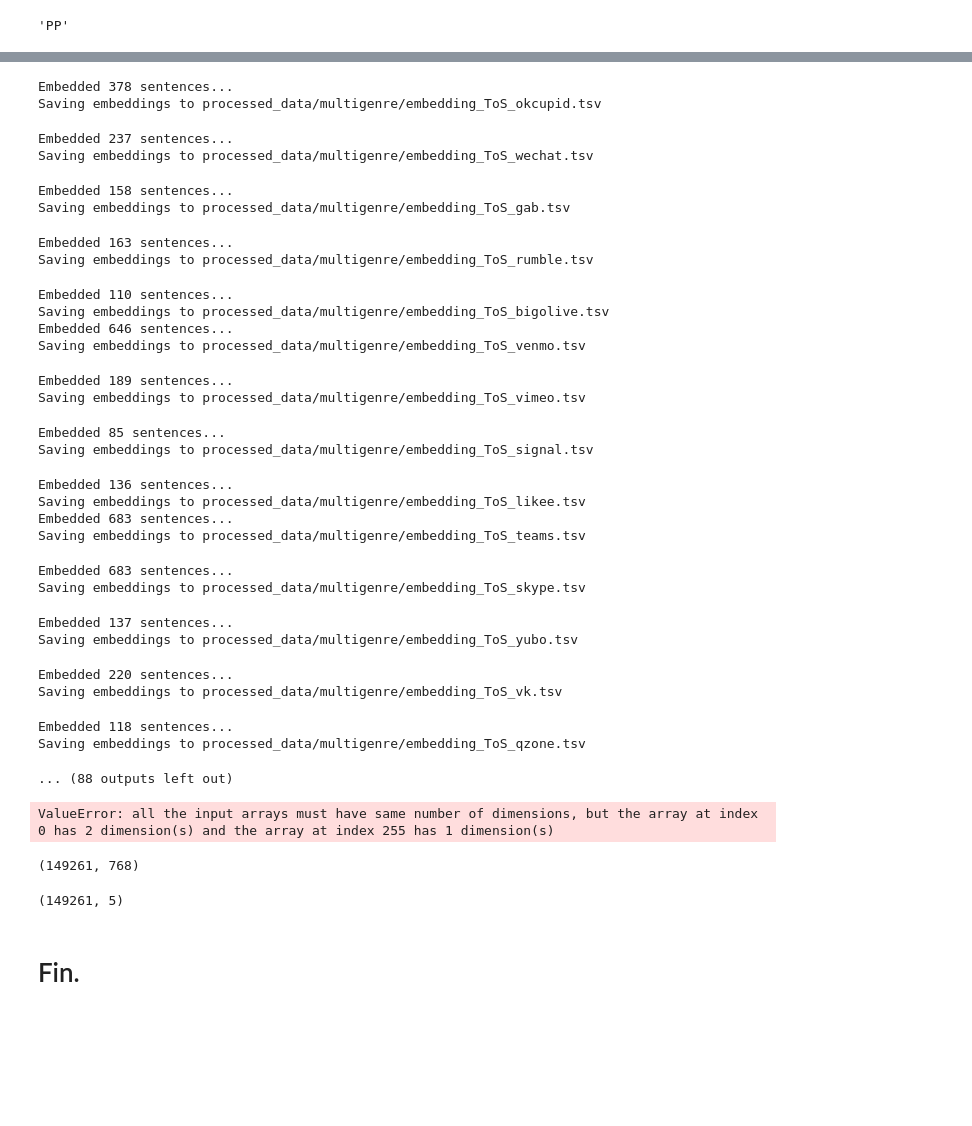
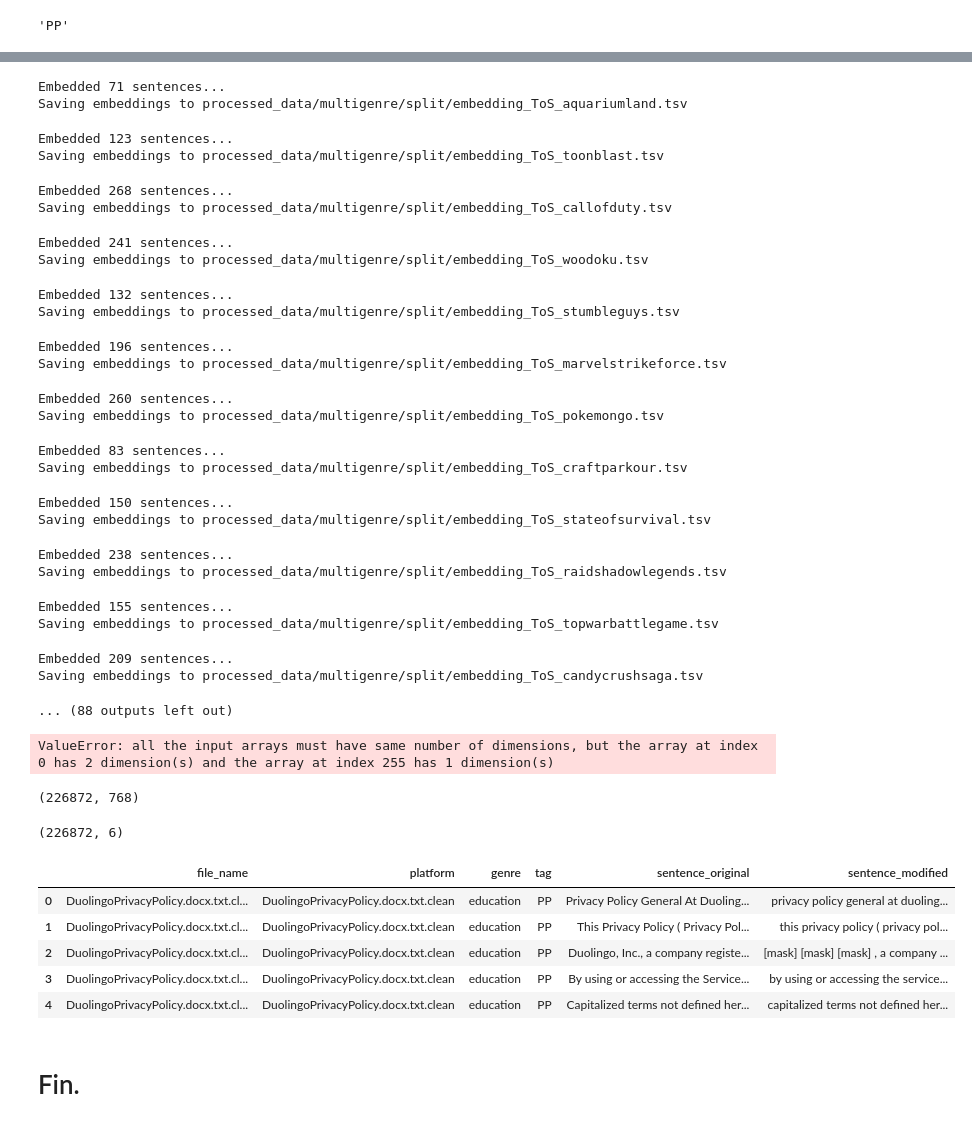
Before and after one commit to kasparvonbeelen/contracts, a Jupyter notebook: process_data.ipynb, the cells around one changed output, grey strips where cells are left out. Cells and saved outputs as stored; diff of their text form; code cells hidden in the pictures; blank space fills up the shorter version.

```diff
--- a/process_data.ipynb
+++ b/process_data.ipynb
@@ -69,5 +69,5 @@ True
 # %%
-out_path = Path('processed_data/multigenre')
+out_path = Path('processed_data/multigenre/split')
 out_path.mkdir(exist_ok=True)
 
 for f in tqdm(txt_paths):
@@ -86,13 +86,13 @@ for f in tqdm(txt_paths):
     for sentence  in doc.sents:
         if len(str(sentence)) < 10: continue
 
-        sentence = replace_named_entities(sentence) # remove named entities
-        sentence = sentence.lower().replace(platform.lower(),'[mask]') # make double sure the platform name is masked
-        sentence = remove_urls(sentence) # remove urls
-        metadata.append([f.stem,platform,genre,tag,sentence])
-        embeddings.append(model.encode("clustering:  " + sentence))
+        sentence_modified = replace_named_entities(sentence) # remove named entities
+        sentence_modified = sentence_modified.lower().replace(platform.lower(),'[mask]') # make double sure the platform name is masked
+        sentence_modified = remove_urls(sentence_modified) # remove urls
+        metadata.append([f.stem,platform,genre,tag,sentence,sentence_modified])
+        embeddings.append(model.encode("clustering:  " + sentence_modified))
 
-    df = pd.DataFrame(metadata, columns=['file_name','platform','genre','tag','sentence'])
+    df = pd.DataFrame(metadata, columns=['file_name','platform','genre','tag','sentence_original','sentence_modified'])
     print(f'Embedded {len(df)} sentences...')
     print(f'Saving embeddings to', out_path /f'embedding_{tag}_{platform}.tsv')
     # Save embeddings and metadata to disk
@@ -100,34 +100,30 @@ for f in tqdm(txt_paths):
     df.to_csv(out_path / f'metadata_{tag}_{platform}.tsv', index=False, sep='\t')
     np.savetxt(out_path /f'embedding_{tag}_{platform}.tsv',embeddings,delimiter='\t')
 # %% [output]
-Embedded 378 sentences...
-Saving embeddings to processed_data/multigenre/embedding_ToS_okcupid.tsv
+Embedded 71 sentences...
+Saving embeddings to processed_data/multigenre/split/embedding_ToS_aquariumland.tsv
-Embedded 237 sentences...
-Saving embeddings to processed_data/multigenre/embedding_ToS_wechat.tsv
+Embedded 123 sentences...
+Saving embeddings to processed_data/multigenre/split/embedding_ToS_toonblast.tsv
-Embedded 158 sentences...
-Saving embeddings to processed_data/multigenre/embedding_ToS_gab.tsv
+Embedded 268 sentences...
+Saving embeddings to processed_data/multigenre/split/embedding_ToS_callofduty.tsv
-Embedded 163 sentences...
-Saving embeddings to processed_data/multigenre/embedding_ToS_rumble.tsv
+Embedded 241 sentences...
+Saving embeddings to processed_data/multigenre/split/embedding_ToS_woodoku.tsv
-Embedded 110 sentences...
-Saving embeddings to processed_data/multigenre/embedding_ToS_bigolive.tsv
-Embedded 646 sentences...
-Saving embeddings to processed_data/multigenre/embedding_ToS_venmo.tsv
+Embedded 132 sentences...
+Saving embeddings to processed_data/multigenre/split/embedding_ToS_stumbleguys.tsv
-Embedded 189 sentences...
-Saving embeddings to processed_data/multigenre/embedding_ToS_vimeo.tsv
+Embedded 196 sentences...
+Saving embeddings to processed_data/multigenre/split/embedding_ToS_marvelstrikeforce.tsv
-Embedded 85 sentences...
-Saving embeddings to processed_data/multigenre/embedding_ToS_signal.tsv
+Embedded 260 sentences...
+Saving embeddings to processed_data/multigenre/split/embedding_ToS_pokemongo.tsv
-Embedded 136 sentences...
-Saving embeddings to processed_data/multigenre/embedding_ToS_likee.tsv
-Embedded 683 sentences...
-Saving embeddings to processed_data/multigenre/embedding_ToS_teams.tsv
+Embedded 83 sentences...
+Saving embeddings to processed_data/multigenre/split/embedding_ToS_craftparkour.tsv
-Embedded 683 sentences...
-Saving embeddings to processed_data/multigenre/embedding_ToS_skype.tsv
+Embedded 150 sentences...
+Saving embeddings to processed_data/multigenre/split/embedding_ToS_stateofsurvival.tsv
-Embedded 137 sentences...
-Saving embeddings to processed_data/multigenre/embedding_ToS_yubo.tsv
+Embedded 238 sentences...
+Saving embeddings to processed_data/multigenre/split/embedding_ToS_raidshadowlegends.tsv
-Embedded 220 sentences...
-Saving embeddings to processed_data/multigenre/embedding_ToS_vk.tsv
+Embedded 155 sentences...
+Saving embeddings to processed_data/multigenre/split/embedding_ToS_topwarbattlegame.tsv
-Embedded 118 sentences...
-Saving embeddings to processed_data/multigenre/embedding_ToS_qzone.tsv
+Embedded 209 sentences...
+Saving embeddings to processed_data/multigenre/split/embedding_ToS_candycrushsaga.tsv
 ... (88 outputs left out)
 # %%
 out_path = Path('processed_data/multigenre')
@@ -148,12 +144,21 @@ ValueError: all the input arrays must have same number of dimensions, but the ar
 embeddings = np.concatenate([e for e in embeddings if e.any()],axis=0)
 embeddings.shape
 # %% [output]
-(149261, 768)
+(226872, 768)
 # %%
 metadata = pd.concat(metadata, axis=0, ignore_index=True)
 metadata.shape
 # %% [output]
-(149261, 5)
+(226872, 6)
+# %%
+metadata.head()
+# %% [output]
+|  | file_name | platform | genre | tag | sentence_original | sentence_modified |
+| 0 | DuolingoPrivacyPolicy.docx.txt.cl... | DuolingoPrivacyPolicy.docx.txt.clean | education | PP | Privacy Policy General At Duoling... | privacy policy general at duoling... |
+| 1 | DuolingoPrivacyPolicy.docx.txt.cl... | DuolingoPrivacyPolicy.docx.txt.clean | education | PP | This Privacy Policy ( Privacy Pol... | this privacy policy ( privacy pol... |
+| 2 | DuolingoPrivacyPolicy.docx.txt.cl... | DuolingoPrivacyPolicy.docx.txt.clean | education | PP | Duolingo, Inc., a company registe... | [mask] [mask] [mask] , a company ... |
+| 3 | DuolingoPrivacyPolicy.docx.txt.cl... | DuolingoPrivacyPolicy.docx.txt.clean | education | PP | By using or accessing the Service... | by using or accessing the service... |
+| 4 | DuolingoPrivacyPolicy.docx.txt.cl... | DuolingoPrivacyPolicy.docx.txt.clean | education | PP | Capitalized terms not defined her... | capitalized terms not defined her... |
 # %%
 metadata.to_csv(out_path / 'metadata.tsv', index=False, sep='\t')
 np.savetxt(out_path / 'embedding.tsv',embeddings,delimiter='\t')
```
Also changed, not shown: parts of 3 cells of this notebook, 2 other files.
